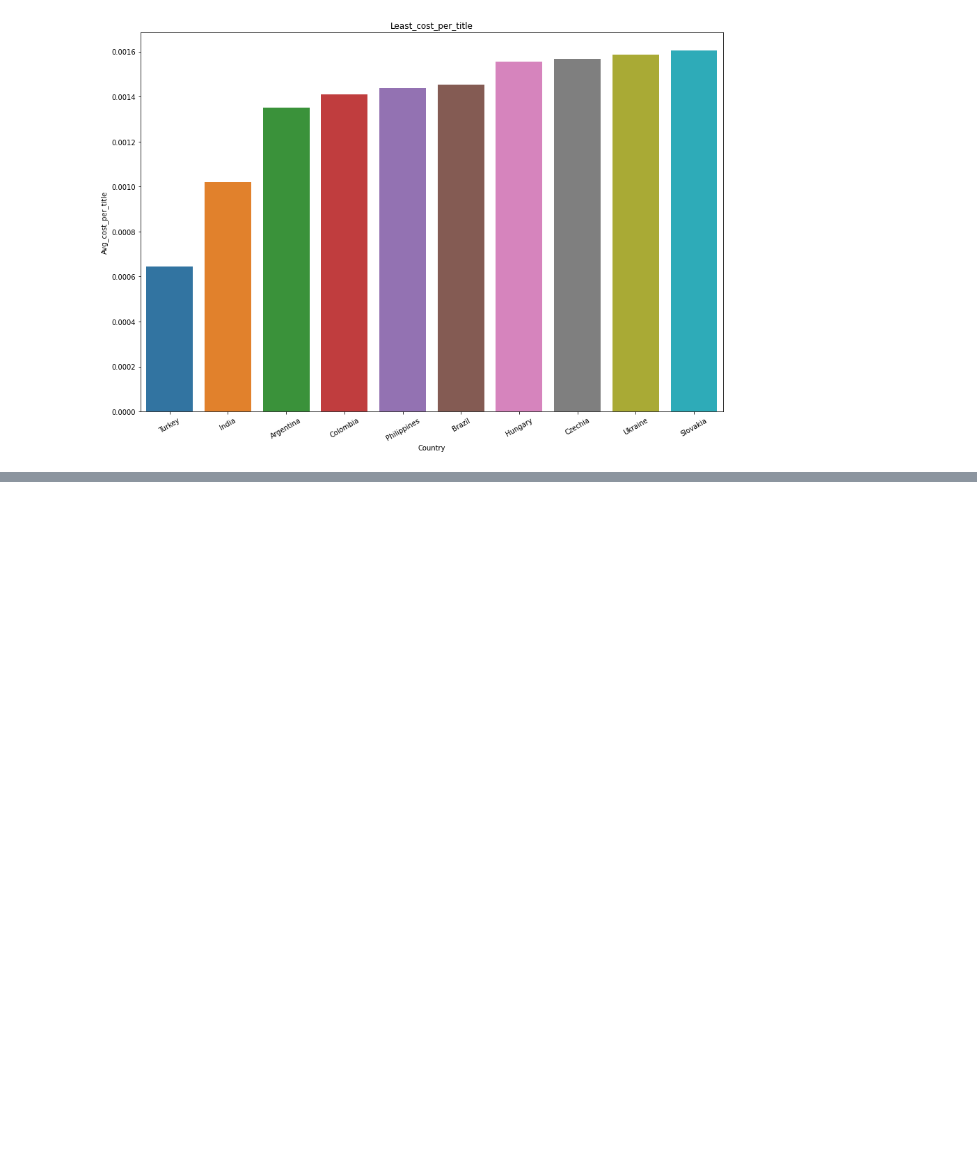
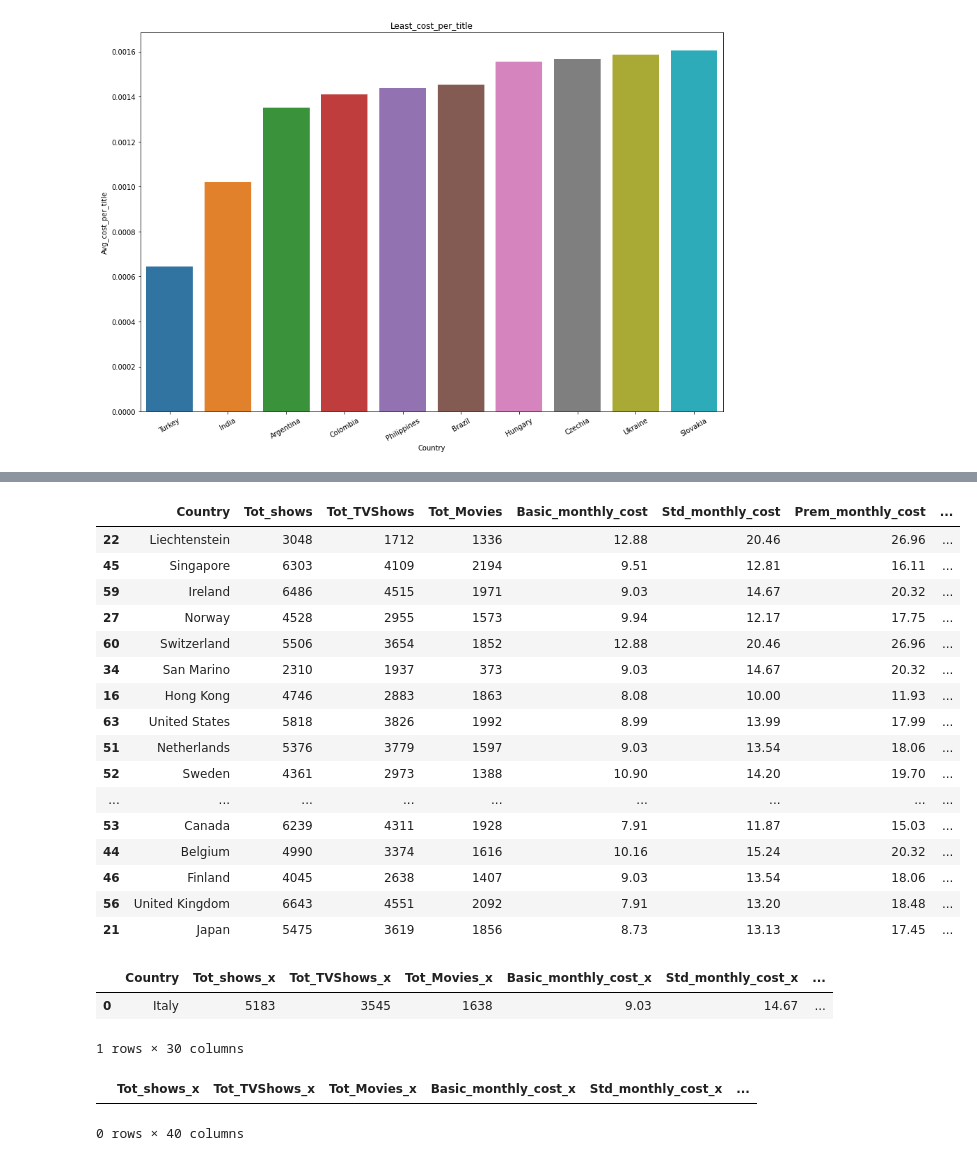
Before and after one commit to magicWiss/Netflix-Price-Analytics, a Jupyter notebook: Analytics/data_anal.ipynb, the cells around one changed output, grey strips where cells are left out. Saved outputs shown, nothing was run; the diff lists cells and outputs as text; code cells hidden in the pictures; blank space fills up the shorter version.

```diff
--- a/Analytics/data_anal.ipynb
+++ b/Analytics/data_anal.ipynb
@@ -271,0 +273,3 @@ plt.bar(nfx_price_per_cou_df.Country,nfx_price_per_cou_df.Avg_cost_per_title)
+# %%
+countries_df = pd.read_csv('countries.csv')
+countries_df
@@ -271,0 +290,3 @@ plt.bar(nfx_price_per_cou_df.Country,nfx_price_per_cou_df.Avg_cost_per_title)
+# %%
+countries_gdp=countries_df[['location','gdp_per_capita']]
+countries_gdp
@@ -271,0 +314,5 @@ plt.bar(nfx_price_per_cou_df.Country,nfx_price_per_cou_df.Avg_cost_per_title)
+# %%
+#merging the countries gdp dataframe with the netflix analysis
+countries_gdp=countries_gdp.rename(columns={"location":"Country"})
+nfx_price_per_cou_df=nfx_price_per_cou_df.merge(countries_gdp,on="Country")
+nfx_price_per_cou_df
@@ -271,0 +333,38 @@ plt.bar(nfx_price_per_cou_df.Country,nfx_price_per_cou_df.Avg_cost_per_title)
+# %%
+top_rich_countries=nfx_price_per_cou_df.sort_values('gdp_per_capita',ascending=False).head(20)
+top_rich_countries
+# %% [output]
+|  | Country | Tot_shows | Tot_TVShows | Tot_Movies | Basic_monthly_cost | Std_monthly_cost | Prem_monthly_cost | ... |
+| 22 | Liechtenstein | 3048 | 1712 | 1336 | 12.88 | 20.46 | 26.96 | ... |
+| 45 | Singapore | 6303 | 4109 | 2194 | 9.51 | 12.81 | 16.11 | ... |
+| 59 | Ireland | 6486 | 4515 | 1971 | 9.03 | 14.67 | 20.32 | ... |
+| 27 | Norway | 4528 | 2955 | 1573 | 9.94 | 12.17 | 17.75 | ... |
+| 60 | Switzerland | 5506 | 3654 | 1852 | 12.88 | 20.46 | 26.96 | ... |
+| 34 | San Marino | 2310 | 1937 | 373 | 9.03 | 14.67 | 20.32 | ... |
+| 16 | Hong Kong | 4746 | 2883 | 1863 | 8.08 | 10.00 | 11.93 | ... |
+| 63 | United States | 5818 | 3826 | 1992 | 8.99 | 13.99 | 17.99 | ... |
+| 51 | Netherlands | 5376 | 3779 | 1597 | 9.03 | 13.54 | 18.06 | ... |
+| 52 | Sweden | 4361 | 2973 | 1388 | 10.90 | 14.20 | 19.70 | ... |
+| ... | ... | ... | ... | ... | ... | ... | ... | ... |
+| 53 | Canada | 6239 | 4311 | 1928 | 7.91 | 11.87 | 15.03 | ... |
+| 44 | Belgium | 4990 | 3374 | 1616 | 10.16 | 15.24 | 20.32 | ... |
+| 46 | Finland | 4045 | 2638 | 1407 | 9.03 | 13.54 | 18.06 | ... |
+| 56 | United Kingdom | 6643 | 4551 | 2092 | 7.91 | 13.20 | 18.48 | ... |
+| 21 | Japan | 5475 | 3619 | 1856 | 8.73 | 13.13 | 17.45 | ... |
+# %%
+#least convienet palces to have netflix
+least_convinent= high_price_low_titles.merge(top_rich_countries, how = 'outer' ,indicator=True).loc[lambda x : x['_merge']=='left_only']
+least_convinent=least_convinent.merge(nfx_price_per_cou_df, on='Country')
+least_convinent
+# %% [output]
+|  | Country | Tot_shows_x | Tot_TVShows_x | Tot_Movies_x | Basic_monthly_cost_x | Std_monthly_cost_x | ... |
+| 0 | Italy | 5183 | 3545 | 1638 | 9.03 | 14.67 | ... |
+1 rows × 30 columns
+# %%
+#no country is convient
+most_convinent= low_price_high_title.merge(top_rich_countries, on="Country")
+most_convinent=most_convinent.merge(nfx_price_per_cou_df, on='Country')
+most_convinent
+# %% [output]
+|  | Tot_shows_x | Tot_TVShows_x | Tot_Movies_x | Basic_monthly_cost_x | Std_monthly_cost_x | ... |
+0 rows × 40 columns
```
Also changed, not shown: parts of 19 cells of this notebook, 1 other file.
